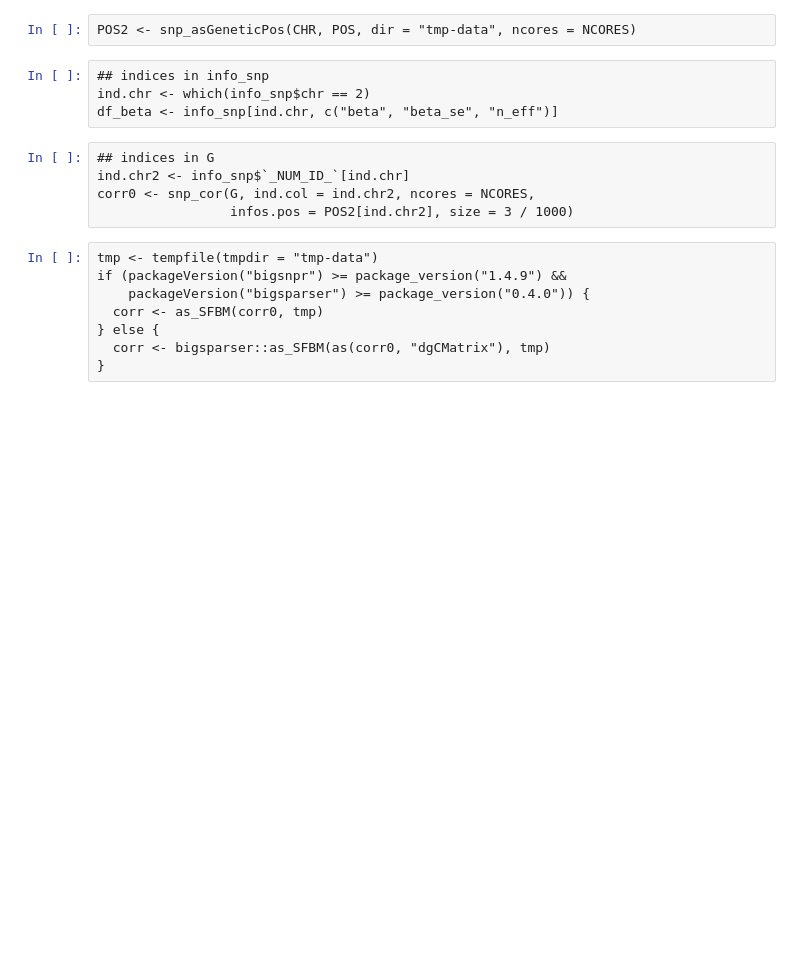
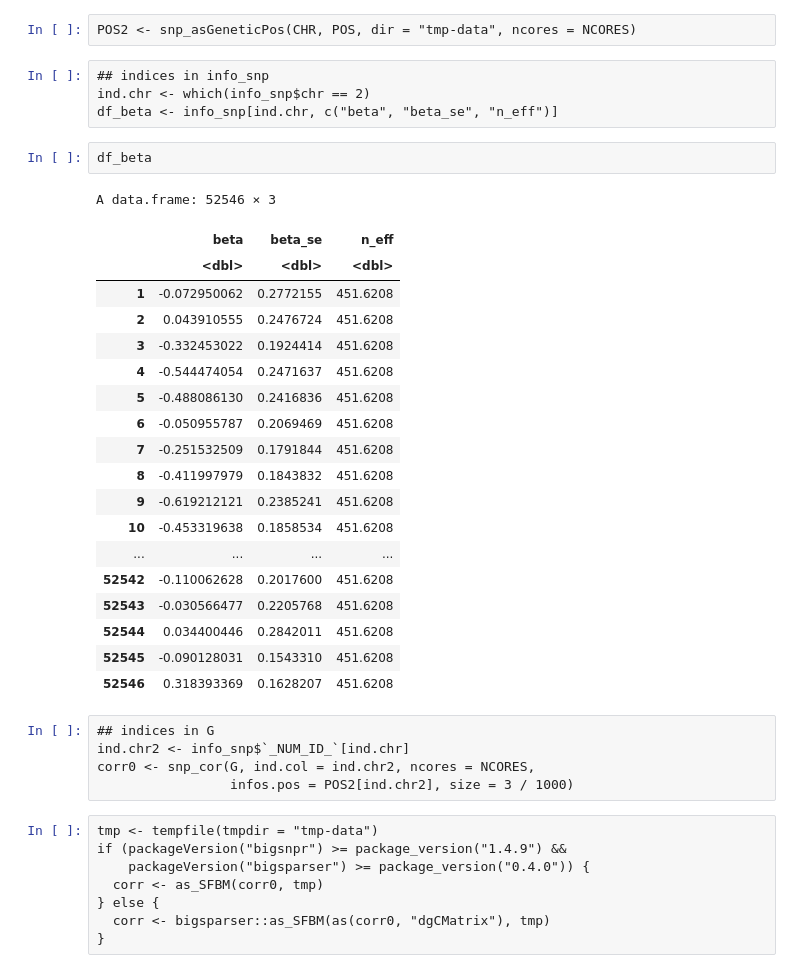
Before and after one commit to cumc/bioworkflows, a Jupyter notebook: ldpred/toy_sample.ipynb, the cells around one changed output. Cells and saved outputs as stored; diff of their text form; blank space fills up the shorter version.

```diff
--- a/ldpred/toy_sample.ipynb
+++ b/ldpred/toy_sample.ipynb
@@ -241,6 +241,28 @@ POS2 <- snp_asGeneticPos(CHR, POS, dir = "tmp-data", ncores = NCORES)
 ## indices in info_snp
 ind.chr <- which(info_snp$chr == 2)
 df_beta <- info_snp[ind.chr, c("beta", "beta_se", "n_eff")]
+# %%
+df_beta
+# %% [output]
+A data.frame: 52546 × 3
+|  | beta | beta_se | n_eff |
+|  | <dbl> | <dbl> | <dbl> |
+| 1 | -0.072950062 | 0.2772155 | 451.6208 |
+| 2 | 0.043910555 | 0.2476724 | 451.6208 |
+| 3 | -0.332453022 | 0.1924414 | 451.6208 |
+| 4 | -0.544474054 | 0.2471637 | 451.6208 |
+| 5 | -0.488086130 | 0.2416836 | 451.6208 |
+| 6 | -0.050955787 | 0.2069469 | 451.6208 |
+| 7 | -0.251532509 | 0.1791844 | 451.6208 |
+| 8 | -0.411997979 | 0.1843832 | 451.6208 |
+| 9 | -0.619212121 | 0.2385241 | 451.6208 |
+| 10 | -0.453319638 | 0.1858534 | 451.6208 |
+| ... | ... | ... | ... |
+| 52542 | -0.110062628 | 0.2017600 | 451.6208 |
+| 52543 | -0.030566477 | 0.2205768 | 451.6208 |
+| 52544 | 0.034400446 | 0.2842011 | 451.6208 |
+| 52545 | -0.090128031 | 0.1543310 | 451.6208 |
+| 52546 | 0.318393369 | 0.1628207 | 451.6208 |
 # %%
 ## indices in G
 ind.chr2 <- info_snp$`_NUM_ID_`[ind.chr]
```
Also changed, not shown: parts of 2 cells of this notebook, 1 other file.
